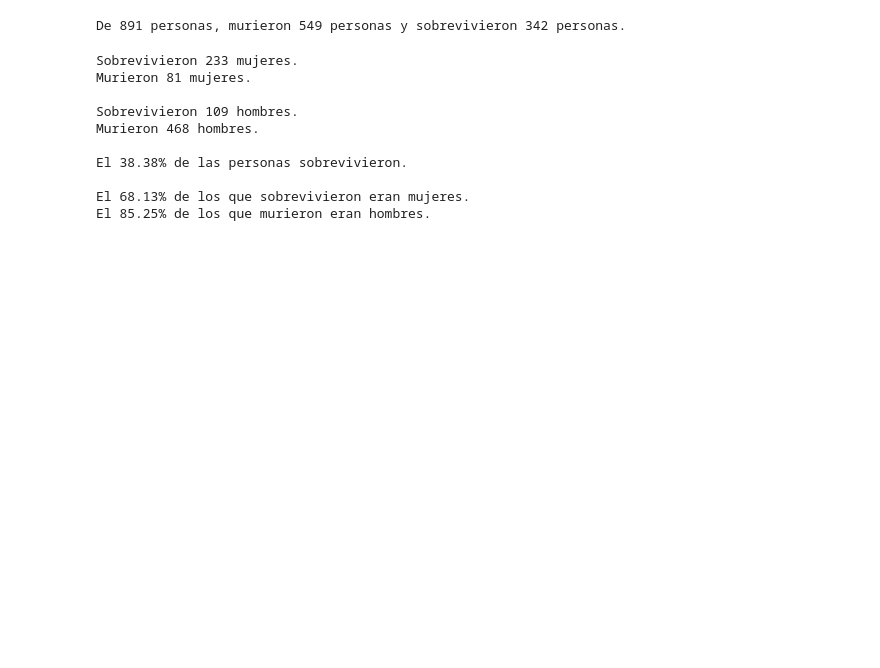
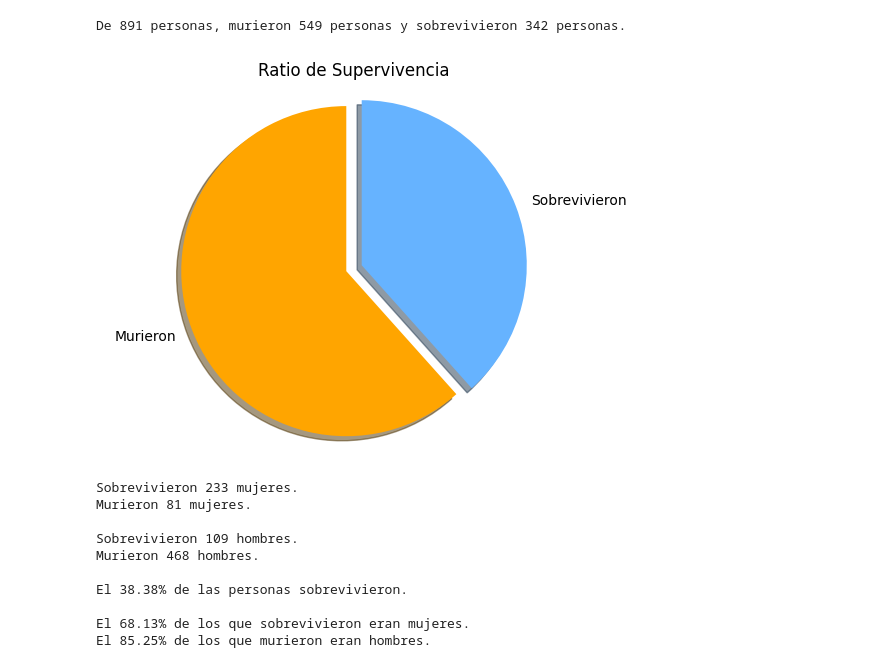
Before and after one commit to Danielr027/Analizando-Dataset-Titanic, a Jupyter notebook: analisis_tabla_titanic.ipynb, the cells around one changed output. Drawn from its saved outputs; the diff is of its cells as text; code cells hidden in the pictures; blank space fills up the shorter version.

```diff
--- a/analisis_tabla_titanic.ipynb
+++ b/analisis_tabla_titanic.ipynb
@@ -102,12 +114,24 @@ plt.show()
 # %%
 df.Survived.value_counts()
 
-personas_murieron = df.Survived.value_counts()[0]
-personas_sobrevivieron = df.Survived.value_counts()[1]
+personas_murieron = df.Survived.loc[df.Survived == 0].count()
+personas_sobrevivieron = df.Survived.loc[df.Survived == 1].count()
 
-print(f"De {df.Survived.count()} personas, murieron {personas_murieron} personas y sobrevivieron {personas_sobrevivieron} personas.")
+print(f"De {cantidad_total_personas} personas, murieron {personas_murieron} personas y sobrevivieron {personas_sobrevivieron} personas.")
 # %% [output]
 De 891 personas, murieron 549 personas y sobrevivieron 342 personas.
+# %%
+plt.pie([personas_murieron, personas_sobrevivieron],
+        labels=["Murieron", "Sobrevivieron"],
+        colors=["orange","#66b3ff"],
+        startangle=90,
+        shadow=True,
+        explode=(0.1, 0))
+plt.title("Ratio de Supervivencia")
+plt.axis('equal')
+plt.show()
+# %% [output]
+[figure, added]
 # %%
 mujeres_sobrevivieron = df.Survived.loc[(df.Sex == 'female') & (df.Survived == 1)].count()
 mujeres_murieron = df.Survived.loc[(df.Sex == 'female') & (df.Survived == 0)].count()
```
Also changed, not shown: parts of 29 cells of this notebook.
